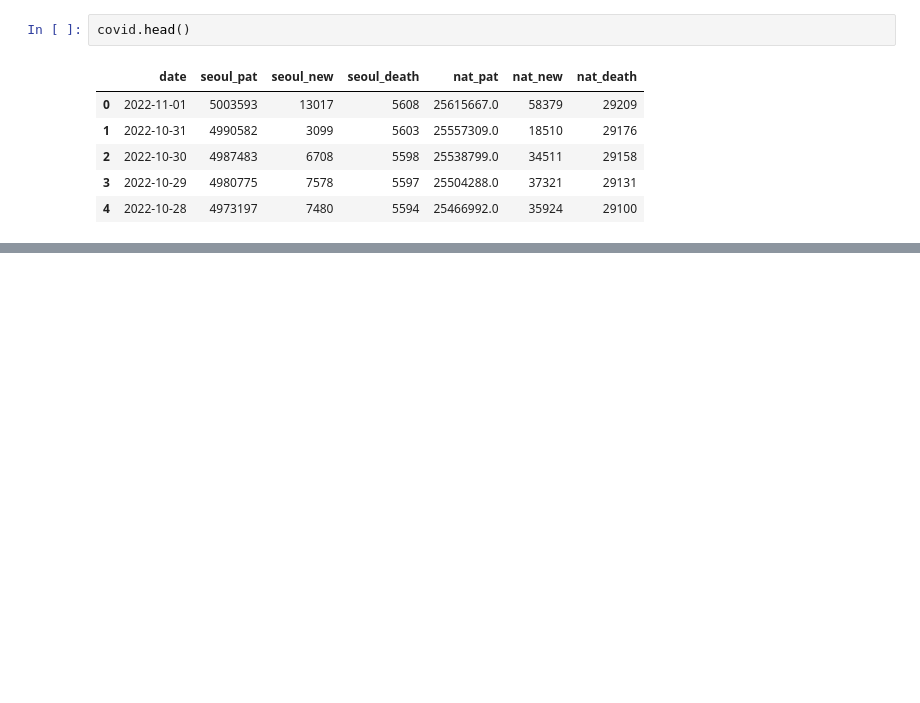
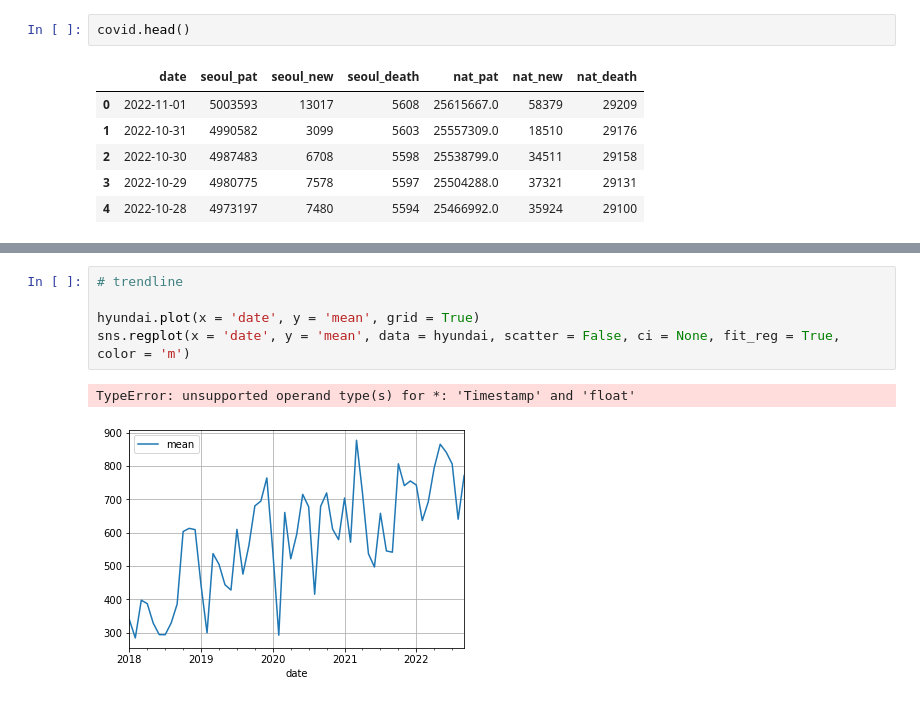
Before and after one commit to 2hyunie/qmss_thesis, a Jupyter notebook: Exploratory Data Analysis.ipynb, the cells around one changed output, grey strips where cells are left out. Saved outputs shown, nothing was run; the diff lists cells and outputs as text; blank space fills up the shorter version.

Commit message:
data

```diff
--- a/Exploratory Data Analysis.ipynb
+++ b/Exploratory Data Analysis.ipynb
@@ -421,0 +393,8 @@ Notes:
+# %%
+# trendline
+
+hyundai.plot(x = 'date', y = 'mean', grid = True)
+sns.regplot(x = 'date', y = 'mean', data = hyundai, scatter = False, ci = None, fit_reg = True, color = 'm')
+# %% [output]
+TypeError: unsupported operand type(s) for *: 'Timestamp' and 'float'
+[figure, added]
```
Also changed, not shown: parts of 41 cells of this notebook, 1 other file.
